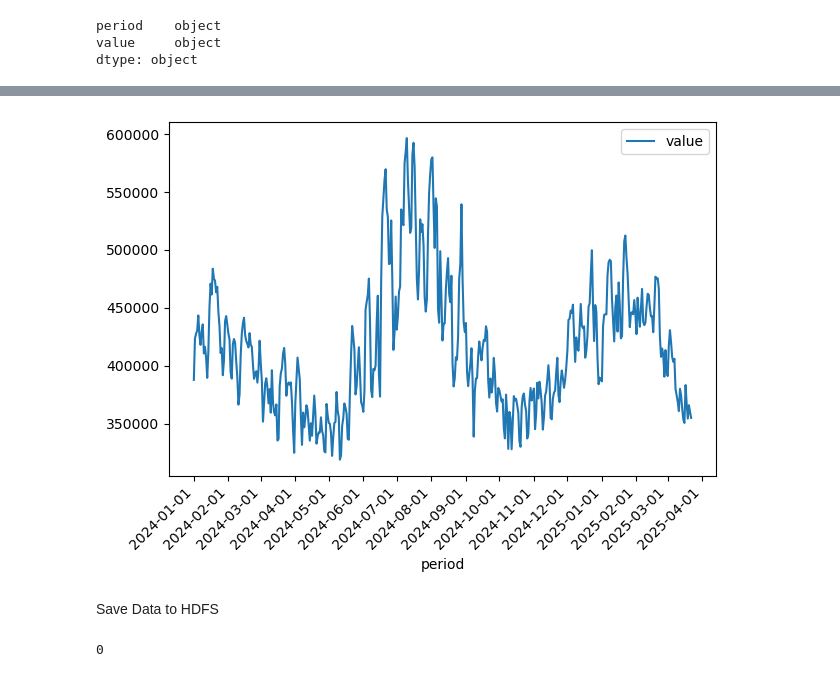
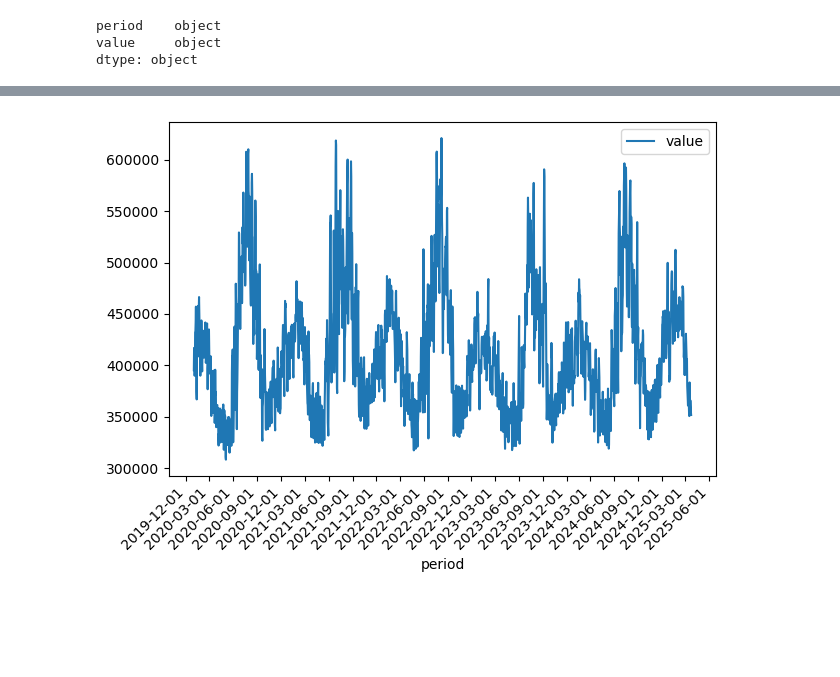
Before and after one commit to rDoran213/SEM2-CA--HADOOP-SPARK, a Jupyter notebook: Untitled.ipynb, the cells around one changed output, grey strips where cells are left out. Drawn from its saved outputs; the diff is of its cells as text; code cells hidden in the pictures; blank space fills up the shorter version.

```diff
--- a/Untitled.ipynb
+++ b/Untitled.ipynb
@@ -10,5 +10,5 @@ with open('secrets.json', 'r') as file:
 # %%
-api_data_start = "2024-01-01"
+api_data_start = "2020-01-01"
 
 api_key_arg = "&api_key=" + secret_data.get("api_key")
 api_start_arg = "&start=" + api_data_start
@@ -96,20 +97,18 @@ See the caveats in the documentation: https://pandas.pydata.org/pandas-docs/stab
 # %%
 import matplotlib.pyplot as plt
 import matplotlib.dates as mdates
 
 
 
 fig, ax = plt.subplots()
 df.plot(ax=ax)
 
-ax.xaxis.set_major_locator(mdates.MonthLocator(interval=1))
+ax.xaxis.set_major_locator(mdates.MonthLocator(interval=3))
 
 ax.xaxis.set_major_formatter(mdates.DateFormatter('%Y-%m-%d'))
 
 plt.xticks(rotation=45)
 plt.tight_layout()
 plt.show()
 # %% [output]
-[figure, old version]
+[figure, new version]
-# %% [markdown]
-Save Data to HDFS
@@ -120,8 +114,0 @@ df.to_csv('test-data.csv')
-# %%
-## upload to Hadoop
-
-import os
-
-os.system("hdfs dfs -put -f ./test-data.csv /testdata/")
-# %% [output]
-0
```
Also changed, not shown: parts of 28 cells of this notebook, 1 other file.
